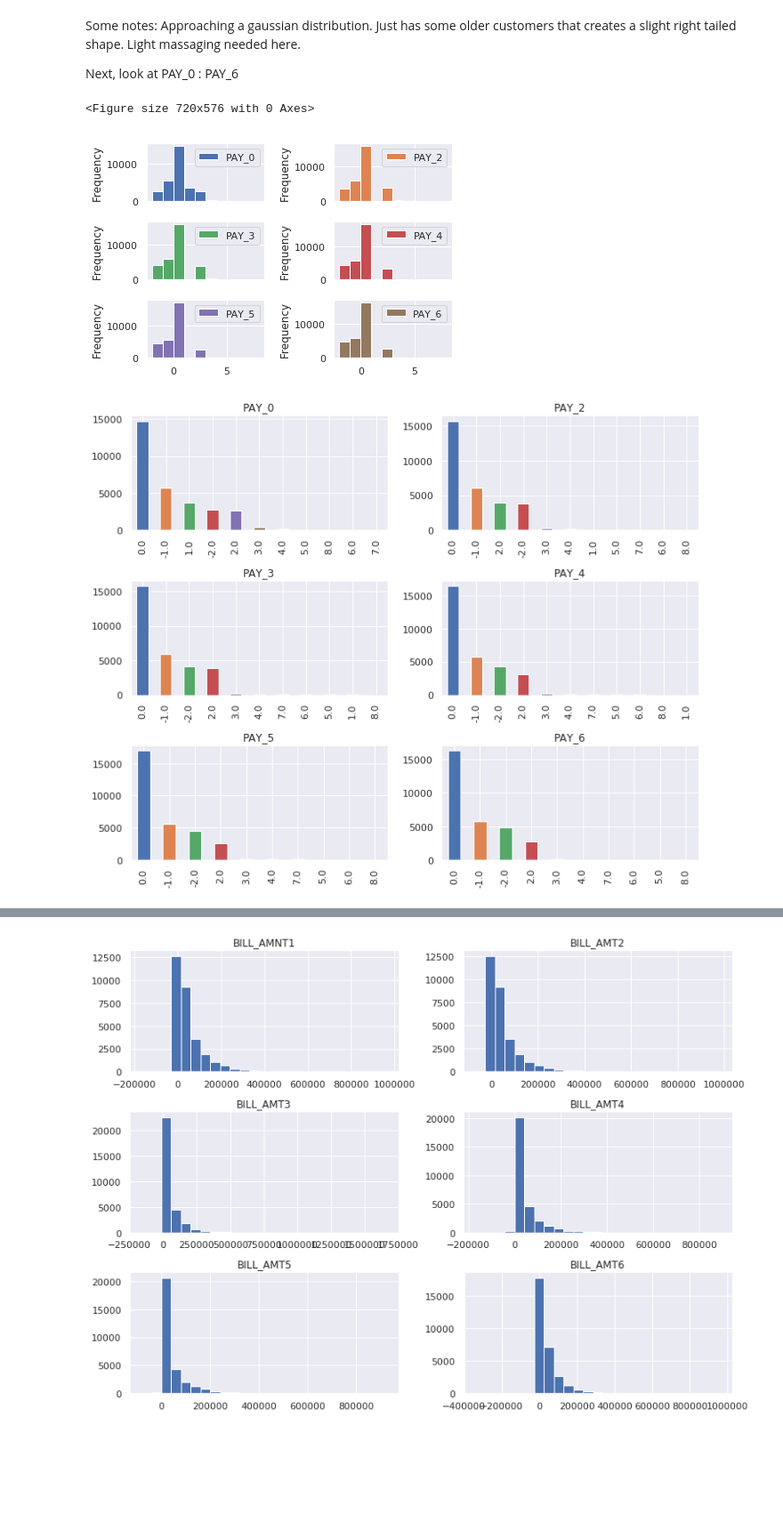
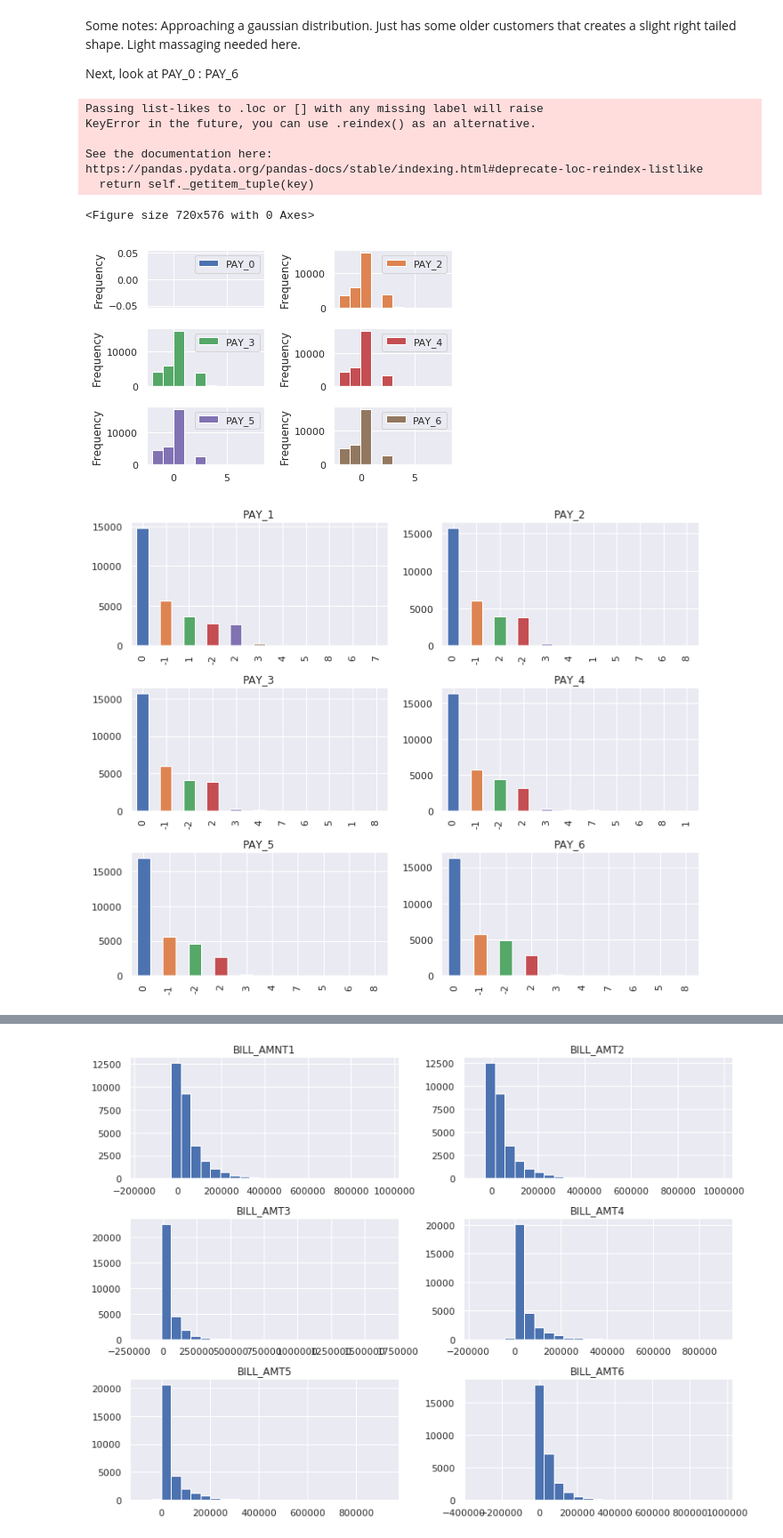
Before and after one commit to BA545-SP2019/2019-competition2-3-musketeers, a Jupyter notebook: Kevin/initial_EDA.ipynb, the cells around one changed output, grey strips where cells are left out. Shown at 89% size. Cells and saved outputs as stored; diff of their text form; code cells hidden in the pictures; blank space fills up the shorter version.

```diff
--- a/Kevin/initial_EDA.ipynb
+++ b/Kevin/initial_EDA.ipynb
@@ -23,6 +24,10 @@ def read_data(path):
     df.drop('ID', inplace=True, axis = 0)
     y.drop('ID', inplace=True, axis = 0)
     df.drop(columns = 'Y', inplace = True)
+    df = df.astype('int32')
+
+    #replace 'PAY_0' with 'PAY_1' in order to allign with 'BILL_AMT1' and 'PAY_AMT1'
+    df.rename(index=str, columns = {'PAY_0': 'PAY_1'}, inplace=True)
 
     return df,  y
 
@@ -96,2 +87,0 @@ All of these columns should be columns should be numeric, so let's convert it al
-# %%
-df = df.astype('float32')
@@ -144,0 +137,22 @@ Index(['LIMIT_BAL', 'SEX', 'EDUCATION', 'MARRIAGE', 'AGE', 'PAY_0', 'PAY_2',
+# %%
+#change the 'EDUCATION' values
+df['EDUCATION'] = df['EDUCATION'].replace({1: 'Graduate School', 2: 'University', 3: 'Other', 4: 'Other', 5: 'Other', 6: 'Other', 0: 'Other'})
+
+#change the 'SEX' values
+df['SEX'] = df['SEX'].replace({1: 'Male', 2:'Female'})
+
+#change the 'MARRIAGE' values
+df['MARRIAGE'] = df['MARRIAGE'].replace({2: 'Non-married', 1: 'Married', 3: 'Non-married', 0: 'Non-married'})
+
+
+#plot the value_counts for each feature
+plt.subplot(1,3,1)
+df['EDUCATION'].value_counts().plot(kind='bar')
+
+plt.subplot(1,3,2)
+df['SEX'].value_counts().plot(kind='bar')
+
+plt.subplot(1,3,3)
+df['MARRIAGE'].value_counts().plot(kind='bar')
+
+plt.tight_layout()
@@ -144,0 +163,3 @@ Index(['LIMIT_BAL', 'SEX', 'EDUCATION', 'MARRIAGE', 'AGE', 'PAY_0', 'PAY_2',
+# %%
+df = pd.get_dummies(df)
+df.head()
@@ -212,8 +222,14 @@ def payment_history_plot(columns, layout, design):
 
 payment_history_plot(columns = ['PAY_0', 'PAY_2', 'PAY_3', 'PAY_4', 'PAY_5', 'PAY_6'], layout = (3,2), design = 'hist')
 # %% [output]
-<Figure size 720x576 with 0 Axes>
+Passing list-likes to .loc or [] with any missing label will raise
+KeyError in the future, you can use .reindex() as an alternative.
+
+See the documentation here:
+https://pandas.pydata.org/pandas-docs/stable/indexing.html#deprecate-loc-reindex-listlike
+  return self._getitem_tuple(key)
+<Figure size 720x576 with 0 Axes>
-[figure, old version]
+[figure, new version]
 # %%
 #create group
 df_pay_hist = df.iloc[:,5:11]
@@ -222,36 +238,36 @@ fig, ax = plt.subplots(figsize = (10,8), sharex=True)
 
 
 plt.subplot(3,2,1)
-ax1 = df['PAY_0'].value_counts().plot(kind='bar')
-ax1.set_title('PAY_0')
+ax1 = df['PAY_1'].value_counts().plot(kind='bar')
+ax1.set_title('PAY_1')
 
 plt.subplot(3,2,2)
 ax2 = df['PAY_2'].value_counts().plot(kind='bar')
 ax2.set_title('PAY_2')
 
 
 plt.subplot(3,2,3)
 ax3 = df['PAY_3'].value_counts().plot(kind='bar')
 ax3.set_title('PAY_3')
 
 
 plt.subplot(3,2,4)
 ax4 = df['PAY_4'].value_counts().plot(kind='bar')
 ax4.set_title('PAY_4')
 
 
 plt.subplot(3,2,5)
 ax5 = df['PAY_5'].value_counts().plot(kind='bar')
 ax5.set_title('PAY_5')
 
 
 plt.subplot(3,2,6)
 ax6 = df['PAY_6'].value_counts().plot(kind='bar')
 ax6.set_title('PAY_6')
 
 plt.tight_layout()
 # %% [output]
-[figure, old version]
+[figure, new version]
 # %% [markdown]
 Some notes: all the plots are pretty much the same. Values of 0 are the most common by a large amount, i.e. another instance of some class inbalance. Might have to bin some of the values together to a bigger value; e.g.  "more than 2 months" class.
 
```
Also changed, not shown: parts of 26 cells of this notebook, 3 other files.
